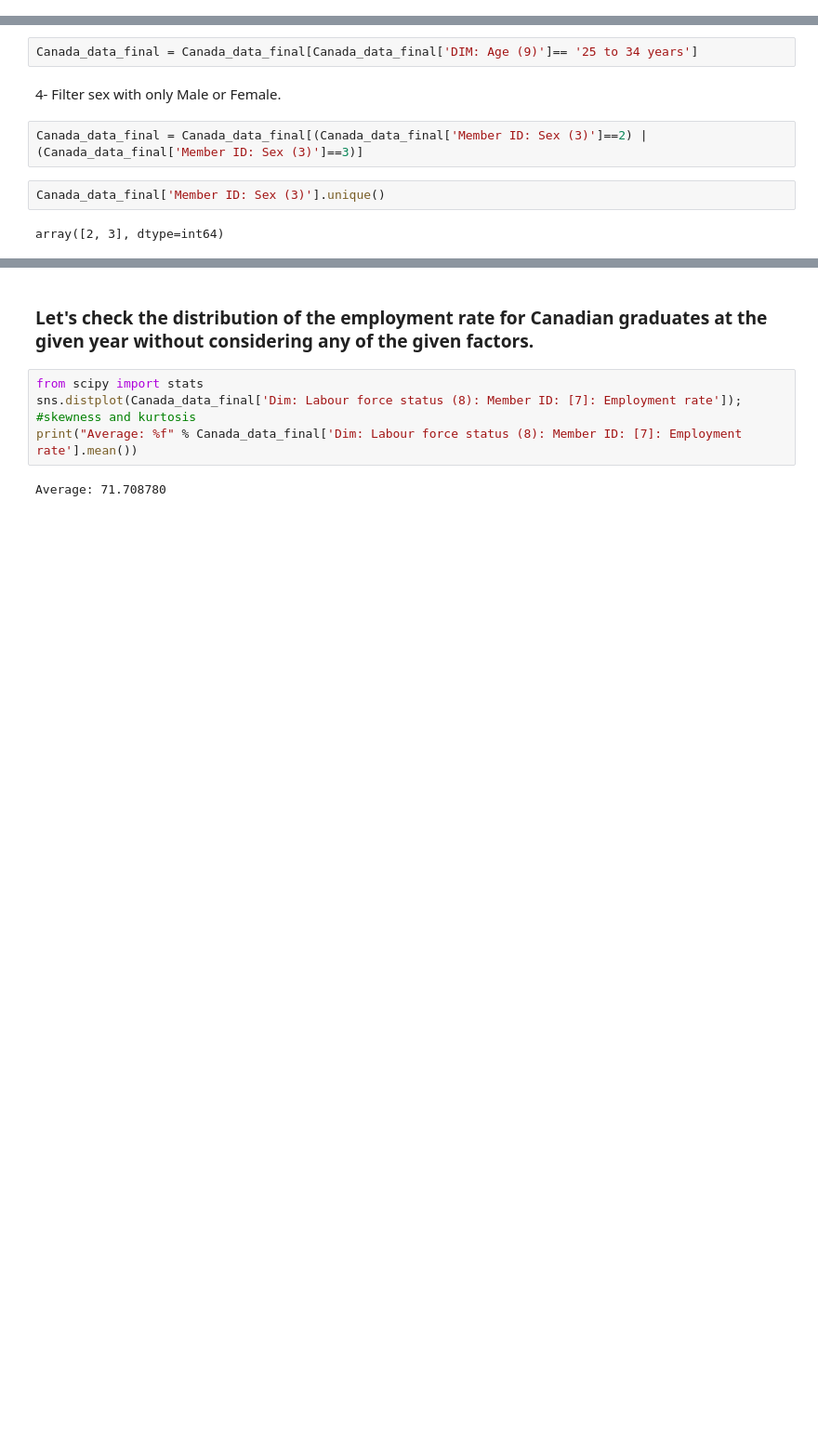
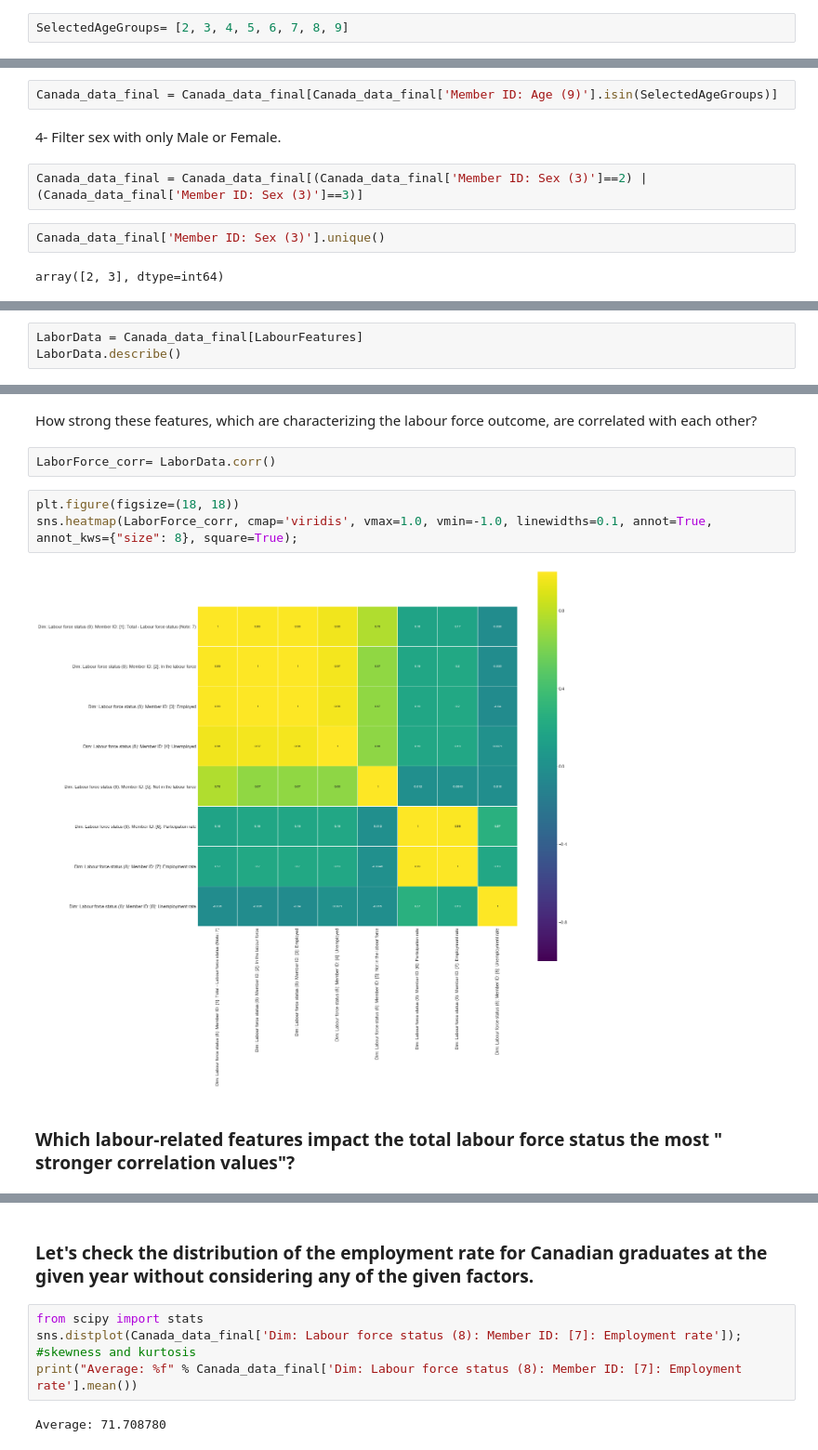
Before and after one commit to Nada-gh/Labour-Force-Outcome-Data-Analysis, a Jupyter notebook: LabourForceOutcome_ExploratoryDataAnalysis.ipynb, the cells around one changed output, grey strips where cells are left out. Shown at 93% size. Saved outputs shown, nothing was run; the diff lists cells and outputs as text; blank space fills up the shorter version.

```diff
--- a/LabourForceOutcome_ExploratoryDataAnalysis.ipynb
+++ b/LabourForceOutcome_ExploratoryDataAnalysis.ipynb
@@ -245,3 +247,5 @@ array([5], dtype=int64)
+# %%
+SelectedAgeGroups= [2, 3, 4, 5, 6, 7, 8, 9]
 # %% [markdown]
 That is only what we need from the available groups of ages.
 # %% [markdown]
@@ -334,7 +338,7 @@ Canada_data_final = Canada_data_final[Canada_data_final['Member ID: Major field
 # %% [markdown]
 3- Filter the age groups.
 # %%
-Canada_data_final = Canada_data_final[Canada_data_final['DIM: Age (9)']== '25 to 34 years']
+Canada_data_final = Canada_data_final[Canada_data_final['Member ID: Age (9)'].isin(SelectedAgeGroups)]
 # %% [markdown]
 4- Filter sex with only Male or Female.
 # %%
@@ -345,0 +366,3 @@ array([2, 3], dtype=int64)
+# %%
+LaborData = Canada_data_final[LabourFeatures]
+LaborData.describe()
@@ -345,0 +379,11 @@ array([2, 3], dtype=int64)
+# %% [markdown]
+How strong these features, which are characterizing the labour force outcome, are correlated with each other?
+# %%
+LaborForce_corr= LaborData.corr()
+# %%
+plt.figure(figsize=(18, 18))
+sns.heatmap(LaborForce_corr, cmap='viridis', vmax=1.0, vmin=-1.0, linewidths=0.1, annot=True, annot_kws={"size": 8}, square=True);
+# %% [output]
+[figure, added]
+# %% [markdown]
+### Which labour-related features impact the total labour force status the most " stronger correlation values"?
```
Also changed, not shown: parts of 12 cells of this notebook.
